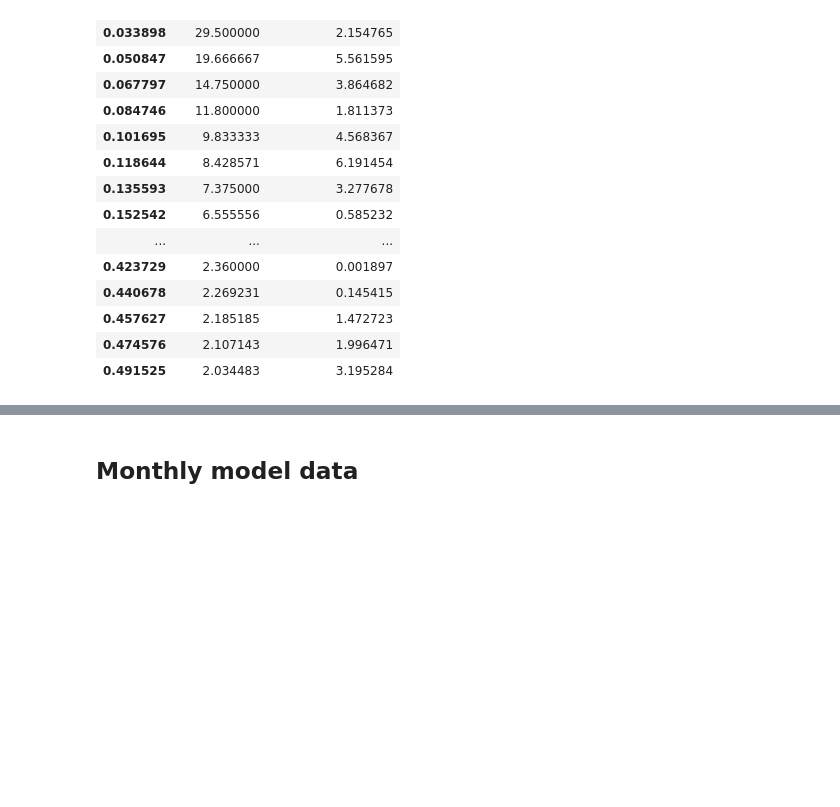
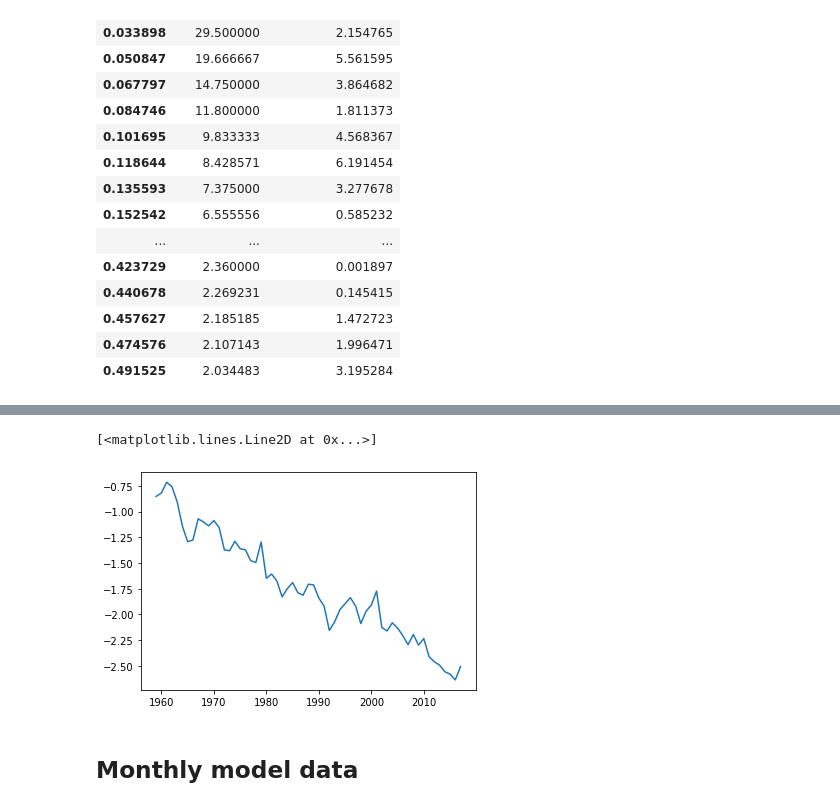
Before and after one commit to rursino/carbon-cycle-feedbacks, a Jupyter notebook: Peylin_flux/Notebooks/low-pass-filter.ipynb, the cells around one changed output, grey strips where cells are left out. Cells and saved outputs as stored; diff of their text form; code cells hidden in the pictures; blank space fills up the shorter version.

```diff
--- a/Peylin_flux/Notebooks/low-pass-filter.ipynb
+++ b/Peylin_flux/Notebooks/low-pass-filter.ipynb
@@ -51,3 +78,8 @@ plt.plot(x,y)
+# %%
+plt.plot(x,y_ocean)
+# %% [output]
+[<matplotlib.lines.Line2D at 0x...>]
+[figure, added]
 # %% [markdown]
 ## Monthly model data
 # %%
```
Also changed, not shown: parts of 5 cells of this notebook, 2 other files.
